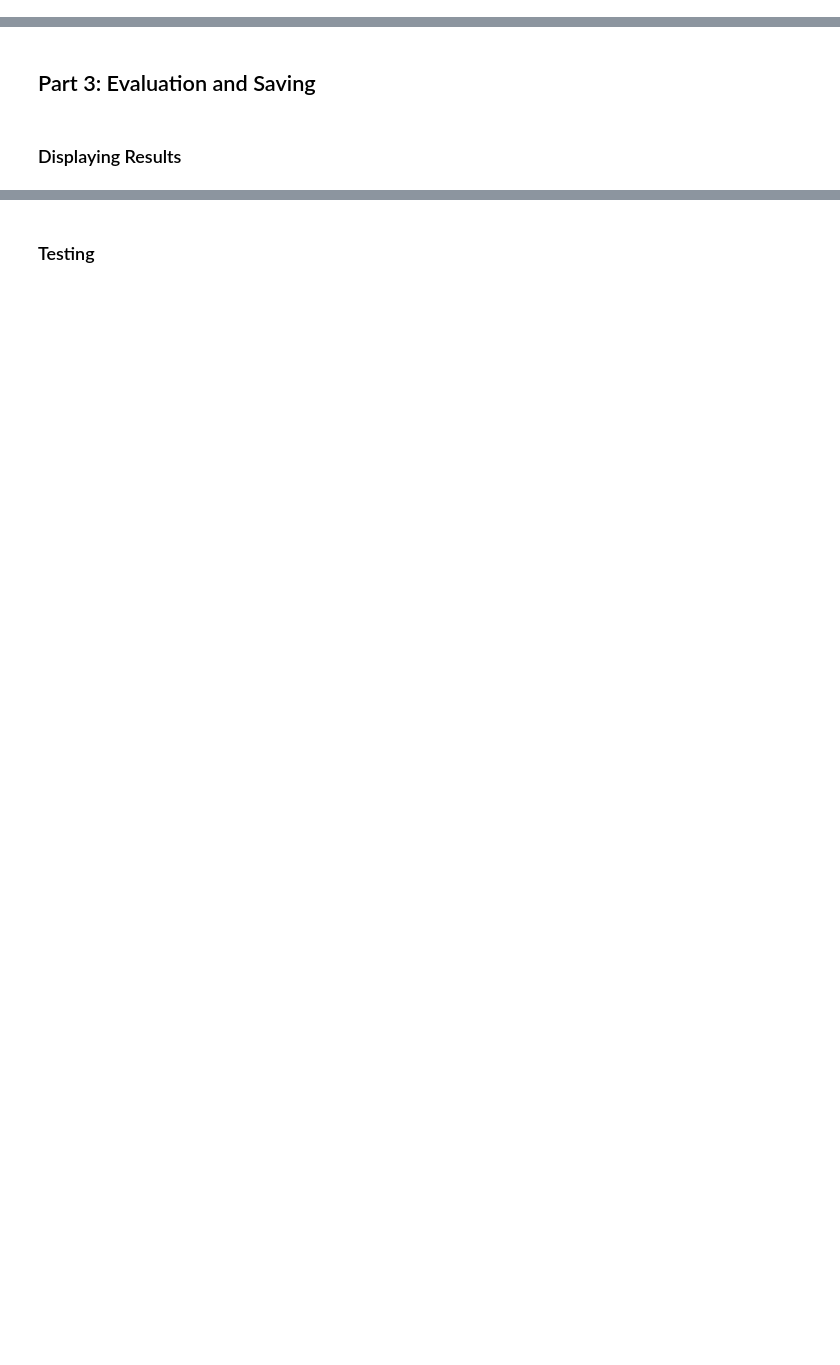
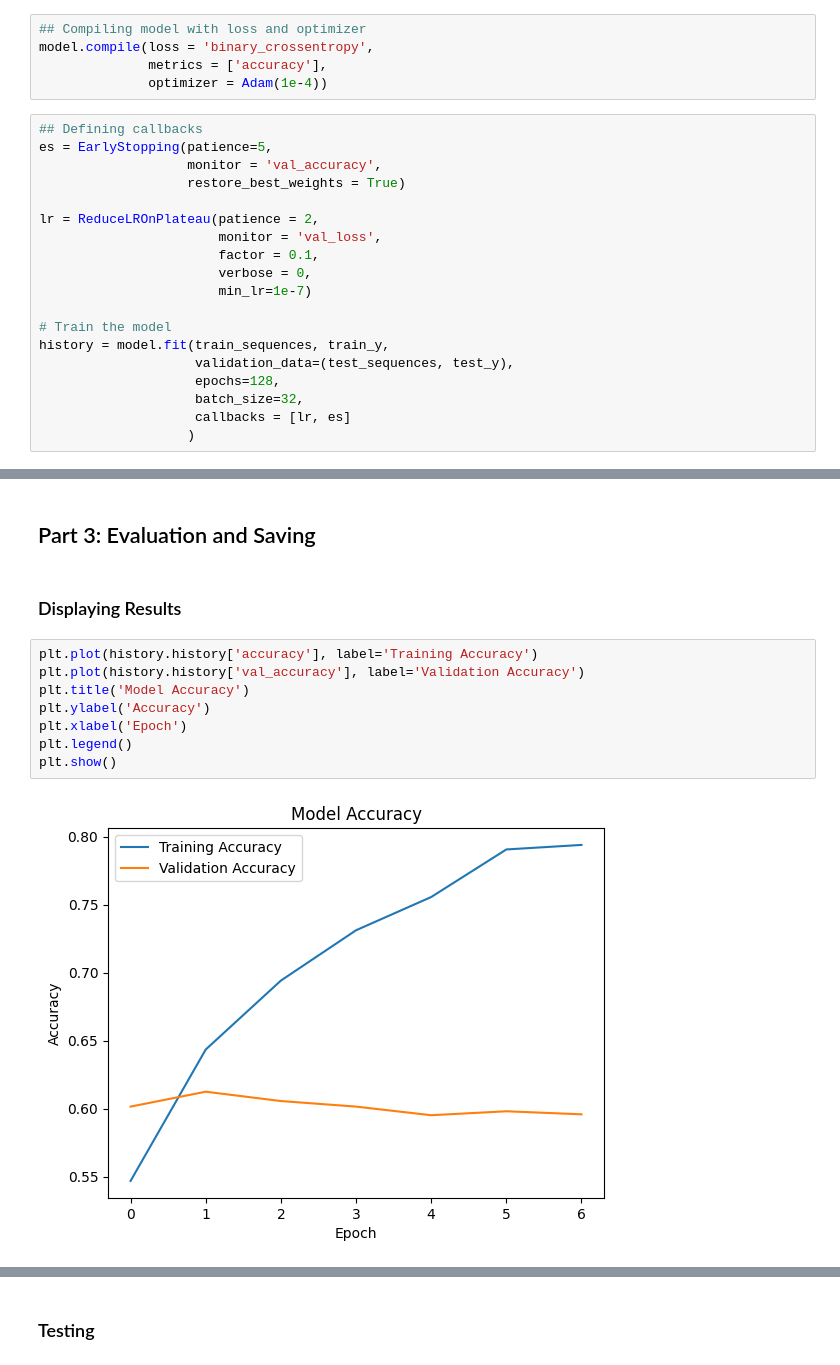
Before and after one commit to neeeal/hate-detection, a Jupyter notebook: hate-procedure.ipynb, the cells around one changed output, grey strips where cells are left out. Drawn from its saved outputs; the diff is of its cells as text; blank space fills up the shorter version.

```diff
--- a/hate-procedure.ipynb
+++ b/hate-procedure.ipynb
@@ -229,0 +380,24 @@ for i in range(5):
+# %%
+## Compiling model with loss and optimizer
+model.compile(loss = 'binary_crossentropy',
+              metrics = ['accuracy'],
+              optimizer = Adam(1e-4))
+# %%
+## Defining callbacks
+es = EarlyStopping(patience=5,
+                   monitor = 'val_accuracy',
+                   restore_best_weights = True)
+
+lr = ReduceLROnPlateau(patience = 2,
+                       monitor = 'val_loss',
+                       factor = 0.1,
+                       verbose = 0,
+                       min_lr=1e-7)
+
+# Train the model
+history = model.fit(train_sequences, train_y,
+                    validation_data=(test_sequences, test_y),
+                    epochs=128,
+                    batch_size=32,
+                    callbacks = [lr, es]
+                   )
@@ -231,3 +420,13 @@ for i in range(5):
 ## Part 3: Evaluation and Saving
 # %% [markdown]
 ### Displaying Results
+# %%
+plt.plot(history.history['accuracy'], label='Training Accuracy')
+plt.plot(history.history['val_accuracy'], label='Validation Accuracy')
+plt.title('Model Accuracy')
+plt.ylabel('Accuracy')
+plt.xlabel('Epoch')
+plt.legend()
+plt.show()
+# %% [output]
+[figure, added]
```
Also changed, not shown: parts of 42 cells of this notebook, 2 other files.
